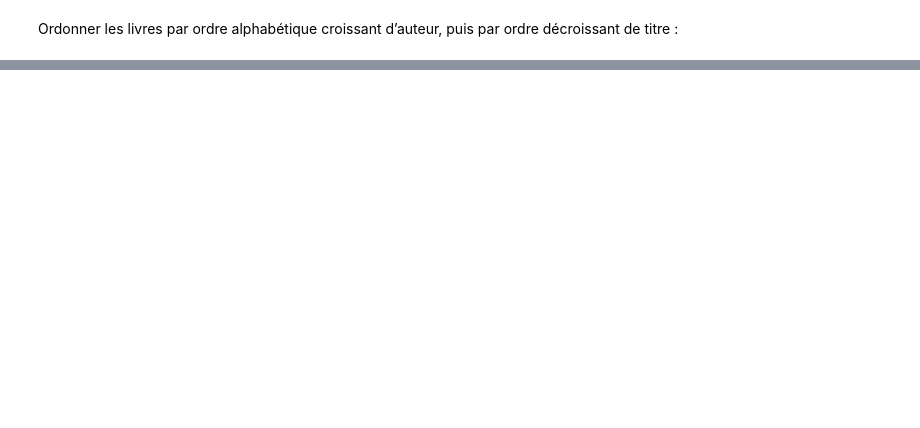
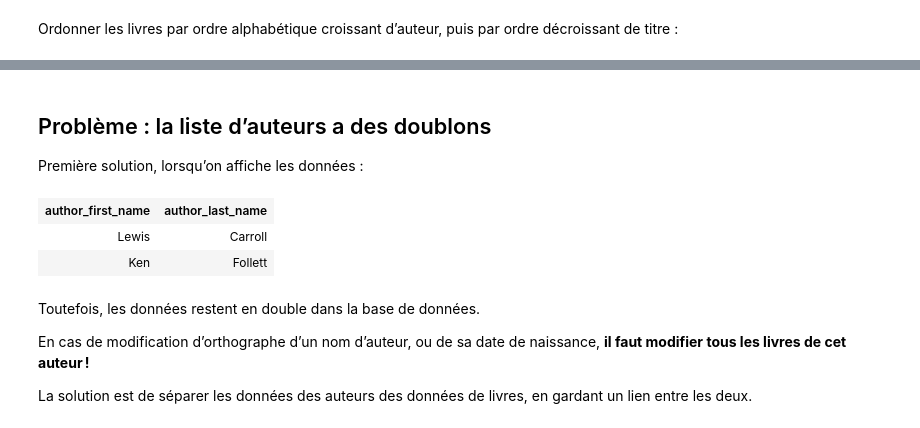
Before and after one commit to noripyt/cours, a Jupyter notebook: bases-de-données/Bases de données.ipynb, the cells around one changed output, grey strips where cells are left out. Drawn from its saved outputs; the diff is of its cells as text; code cells hidden in the pictures; blank space fills up the shorter version.

```diff
--- a/bases-de-données/Bases de données.ipynb
+++ b/bases-de-données/Bases de données.ipynb
@@ -511,0 +704,18 @@ SELECT * FROM books ORDER BY author ASC, title DESC;
+# %% [markdown]
+## Problème : la liste d’auteurs a des doublons
+
+Première solution, lorsqu’on affiche les données :
+# %%
+SELECT DISTINCT author_first_name, author_last_name
+FROM books
+ORDER BY author_last_name;
+# %% [output]
+| author_first_name | author_last_name |
+| Lewis | Carroll |
+| Ken | Follett |
+# %% [markdown]
+Toutefois, les données restent en double dans la base de données.
+
+En cas de modification d’orthographe d’un nom d’auteur, ou de sa date de naissance, **il faut modifier tous les livres de cet auteur !**
+
+La solution est de séparer les données des auteurs des données de livres, en gardant un lien entre les deux.
```
Also changed, not shown: parts of 32 cells of this notebook.
